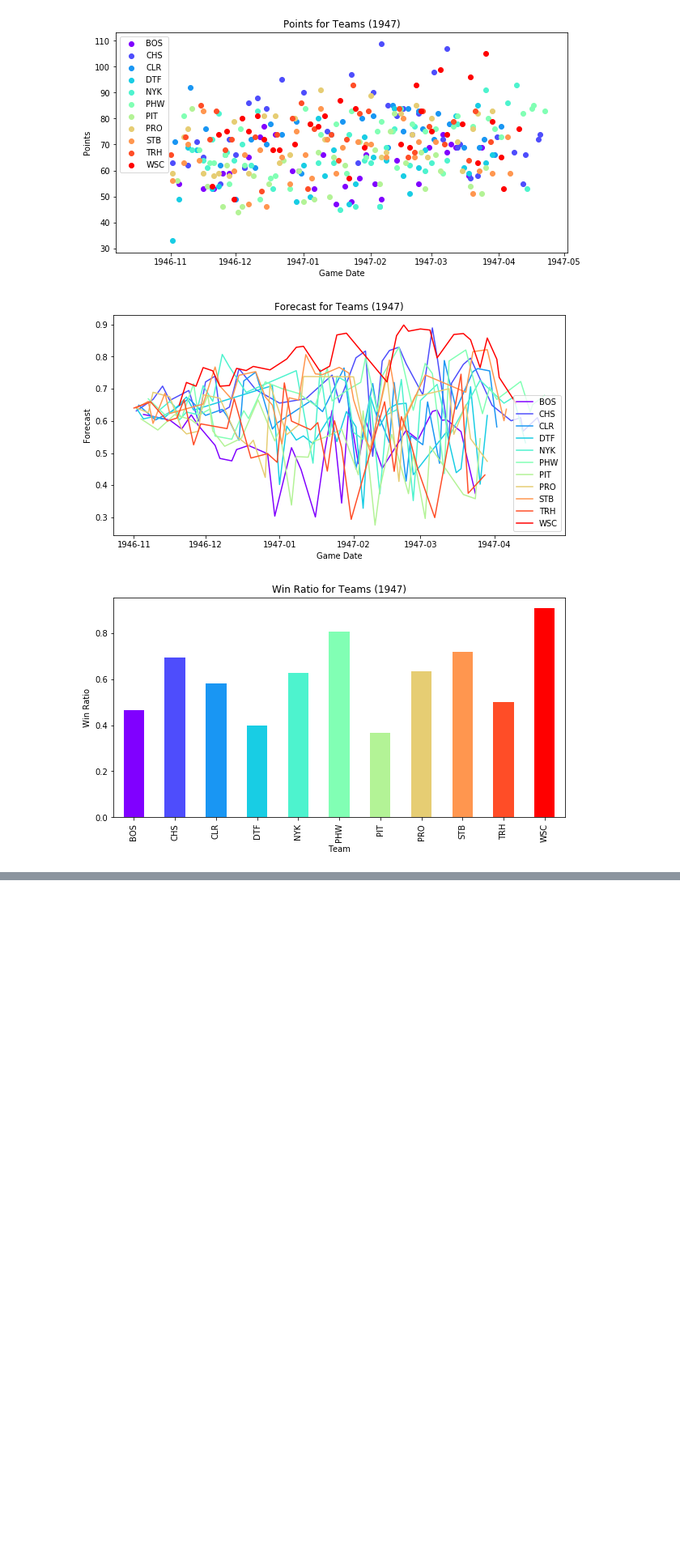
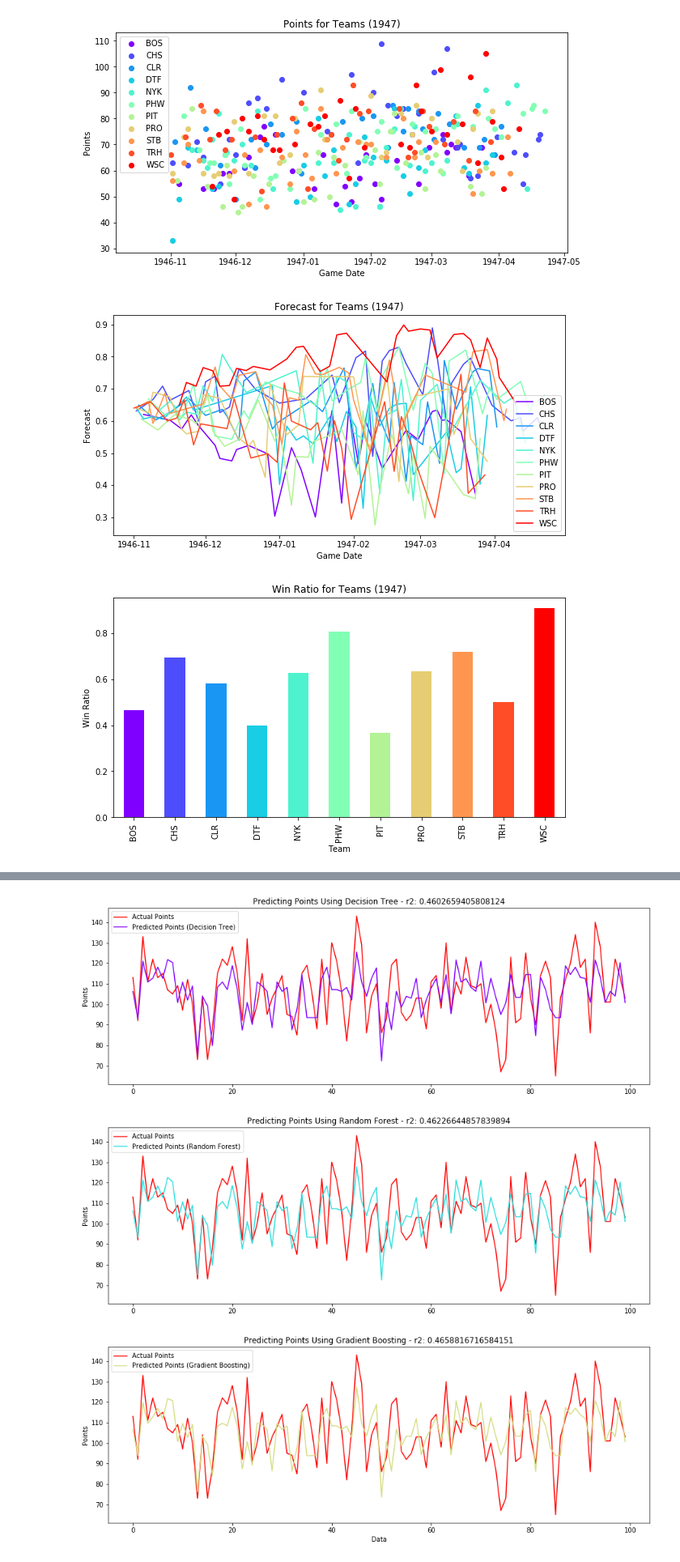
Before and after one commit to justinro-underscore/EECS731Projects, a Jupyter notebook: project4/NBA Games Analysis.ipynb, the cells around one changed output, grey strips where cells are left out. Shown: that part at 81% size. Cells and saved outputs as stored; diff of their text form; code cells hidden in the pictures; blank space fills up the shorter version.

```diff
--- a/project4/NBA Games Analysis.ipynb
+++ b/project4/NBA Games Analysis.ipynb
@@ -209,0 +328,21 @@ It looks like a team's `ELO` rating is the best indicator for regression, so let
+# %%
+X = range(testing_f.shape[0])
+
+predictions = [("Decision Tree", dt_reg_prediction, dt_reg_score), ("Random Forest", rf_reg_prediction, rf_reg_score),
+               ("Gradient Boosting", gb_reg_prediction, gb_reg_score)]
+colors = cm.rainbow(np.linspace(0, 1, len(predictions) + 1))
+
+for i, (label, pred, pred_score) in enumerate(predictions):
+    plt.figure(figsize=(15, 5))
+    plt.title("Predicting Points Using {} - r2: {}".format(label, pred_score))
+    plt.ylabel("Points")
+    plt.plot(X[:100], testing_l[:100], color=colors[len(predictions)], label="Actual Points")
+    plt.plot(X[:100], pred[:100], color=colors[i], label="Predicted Points ({})".format(label))
+
+    plt.legend()
+plt.xlabel("Data")
+plt.show()
+# %% [output]
+[figure, added]
+[figure, added]
+[figure, added]
```
Also changed, not shown: parts of 36 cells of this notebook, 1 other file.
